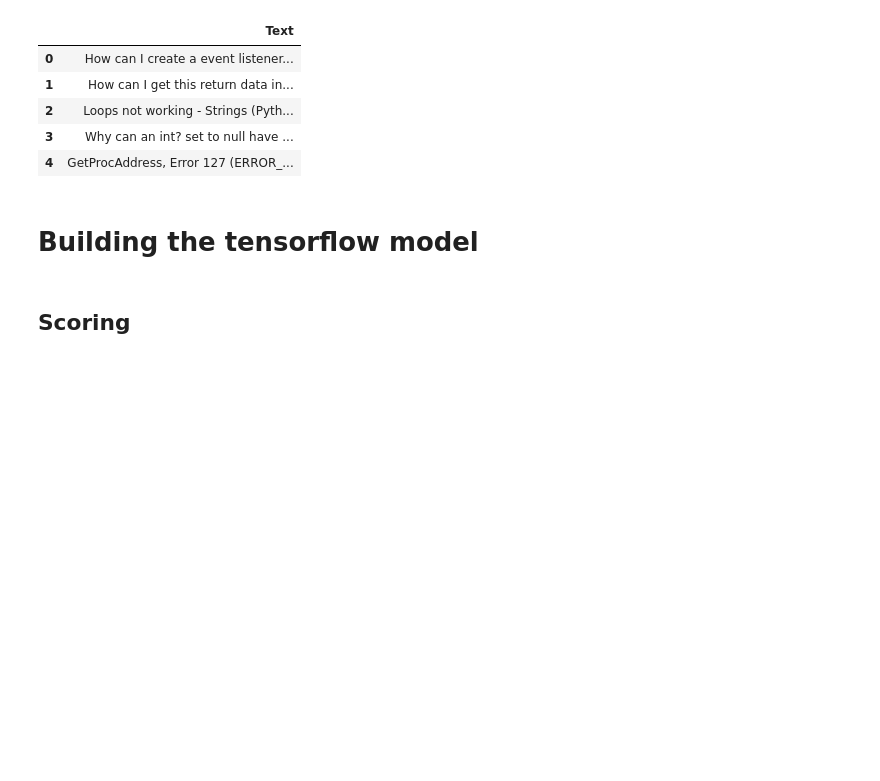
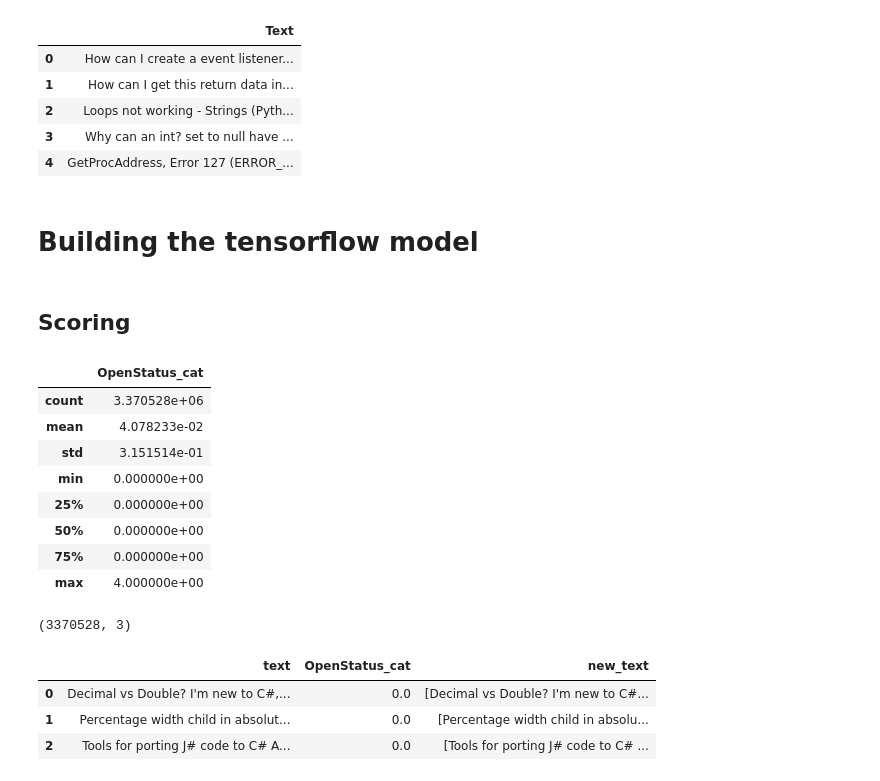
Before and after one commit to ai2-education-fiep-turma-2/24-ML-HPC, a Jupyter notebook: Aula2/stackoverflowproject.ipynb, the cells around one changed output. Cells and saved outputs as stored; diff of their text form; code cells hidden in the pictures; blank space fills up the shorter version.

```diff
--- a/Aula2/stackoverflowproject.ipynb
+++ b/Aula2/stackoverflowproject.ipynb
@@ -682,3 +682,28 @@ df_submission_1.columns
 df_submission_1['Sum']=df_submission_1[0]+df_submission_1[1]+df_submission_1[2]+df_submission_1[3]+df_submission_1[4]
 # %%
 df_submission_1
+# %%
+import pandas as pd
+dfparquet=pd.read_parquet('/home/silvio/stackOverflow-prep.parquet', engine='pyarrow')
+dfparquet.describe()
+# %% [output]
+|  | OpenStatus_cat |
+| count | 3.370528e+06 |
+| mean | 4.078233e-02 |
+| std | 3.151514e-01 |
+| min | 0.000000e+00 |
+| 25% | 0.000000e+00 |
+| 50% | 0.000000e+00 |
+| 75% | 0.000000e+00 |
+| max | 4.000000e+00 |
+# %%
+dfparquet.shape
+# %% [output]
+(3370528, 3)
+# %%
+dfparquet.head(3)
+# %% [output]
+|  | text | OpenStatus_cat | new_text |
+| 0 | Decimal vs Double? I'm new to C#,... | 0.0 | [Decimal vs Double? I'm new to C#... |
+| 1 | Percentage width child in absolut... | 0.0 | [Percentage width child in absolu... |
+| 2 | Tools for porting J# code to C# A... | 0.0 | [Tools for porting J# code to C# ... |
```
Also changed, not shown: 4 other files.
